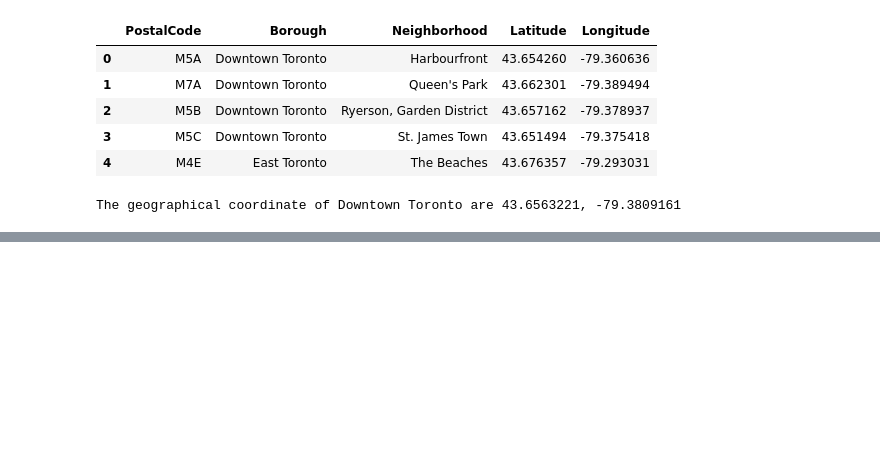
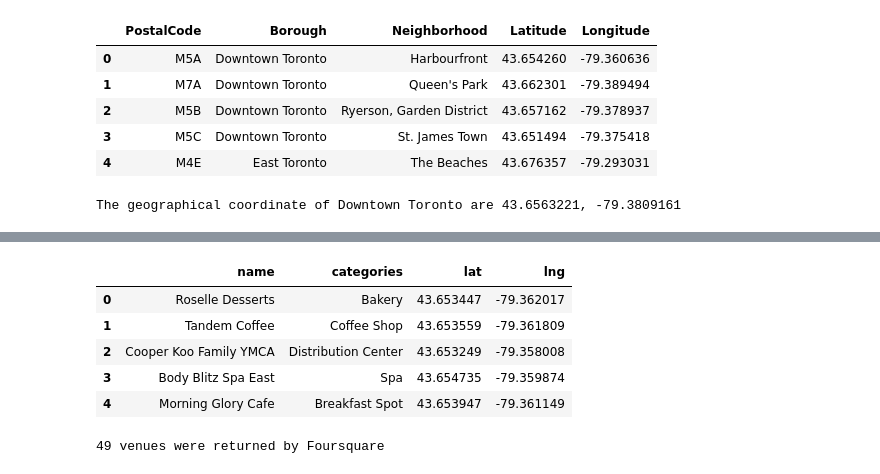
Before and after one commit to rfphoenix/ML_Capstone, a Jupyter notebook: ML_Capstone.ipynb, the cells around one changed output, grey strips where cells are left out. Drawn from its saved outputs; the diff is of its cells as text; code cells hidden in the pictures; blank space fills up the shorter version.

Commit message:
- added gitignore file - use FourSquare API to search venues around Toronto.

```diff
--- a/ML_Capstone.ipynb
+++ b/ML_Capstone.ipynb
@@ -167,0 +208,9 @@ The geographical coordinate of Downtown Toronto are 43.6563221, -79.3809161
+# %%
+neighborhood_latitude = toronto_data.loc[0, 'Latitude']
+neighborhood_longitude = toronto_data.loc[0, 'Longitude']
+
+neighborhood_name = toronto_data.loc[0, 'Neighborhood']
+
+print('Latitude and longitude values of {} are {}, {}.'.format(neighborhood_name,
+                                                               neighborhood_latitude,
+                                                               neighborhood_longitude))
@@ -167,0 +235,7 @@ The geographical coordinate of Downtown Toronto are 43.6563221, -79.3809161
+# %%
+import requests
+import json
+from pandas.io.json import json_normalize
+
+results = requests.get(url).json()
+results
@@ -167,0 +260,39 @@ The geographical coordinate of Downtown Toronto are 43.6563221, -79.3809161
+# %%
+# create a function that extracts the category of the venue
+def get_category_type(row):
+    try:
+        category_list = row['categories']
+    except:
+        category_list = row['venue.categories']
+
+    if len(category_list) == 0:
+        return None
+    else:
+        return category_list[0]['name']
+# %%
+venues = results['response']['groups'][0]['items']
+
+nearby_venues = json_normalize(venues) # creates a dataframe
+
+# filter columns
+filtered_columns = ['venue.name', 'venue.categories', 'venue.location.lat', 'venue.location.lng']
+nearby_venues = nearby_venues.loc[:, filtered_columns]
+
+# filter the category for each row
+nearby_venues['venue.categories'] = nearby_venues.apply(get_category_type, axis=1)
+
+# clean columns
+nearby_venues.columns = [col.split(".")[-1] for col in nearby_venues.columns]
+
+nearby_venues.head()
+# %% [output]
+|  | name | categories | lat | lng |
+| 0 | Roselle Desserts | Bakery | 43.653447 | -79.362017 |
+| 1 | Tandem Coffee | Coffee Shop | 43.653559 | -79.361809 |
+| 2 | Cooper Koo Family YMCA | Distribution Center | 43.653249 | -79.358008 |
+| 3 | Body Blitz Spa East | Spa | 43.654735 | -79.359874 |
+| 4 | Morning Glory Cafe | Breakfast Spot | 43.653947 | -79.361149 |
+# %%
+print('{} venues were returned by Foursquare'.format(nearby_venues.shape[0]))
+# %% [output]
+49 venues were returned by Foursquare
```
Also changed, not shown: parts of 9 cells of this notebook, 1 other file.
